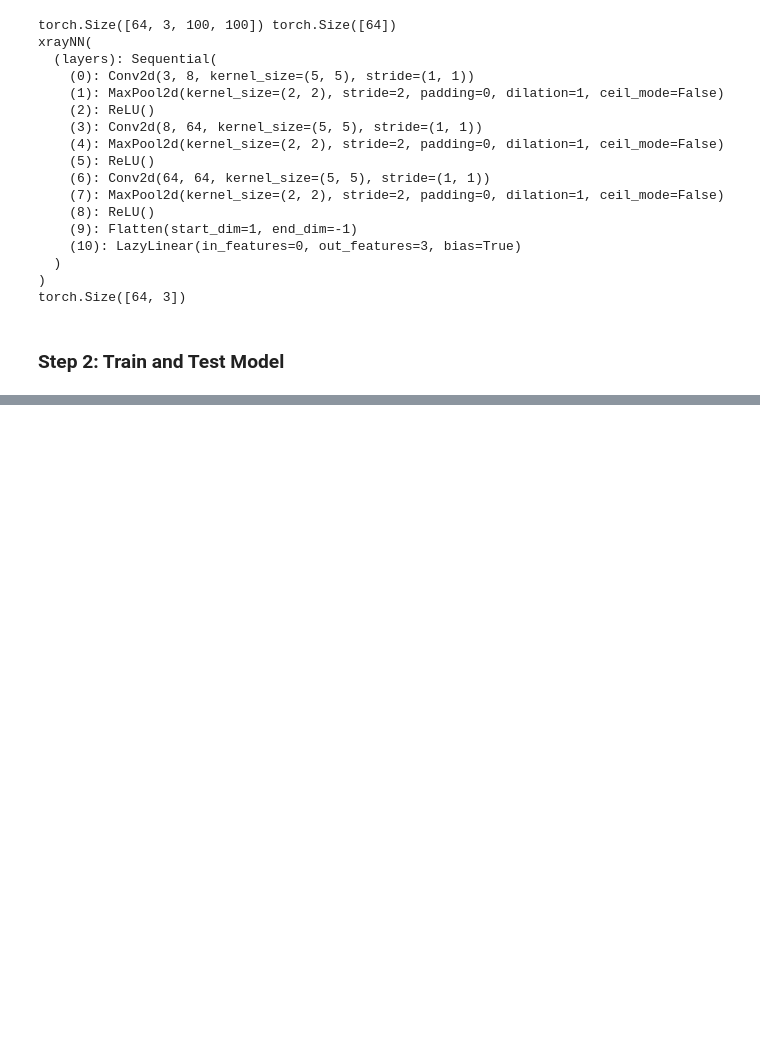
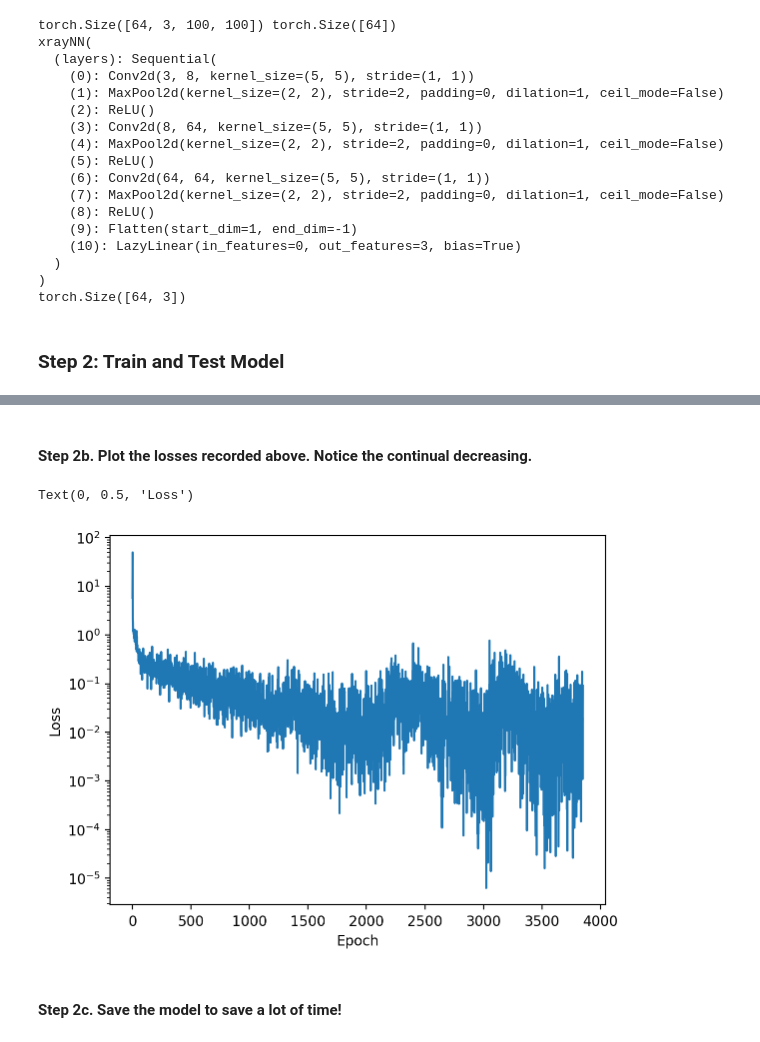
Before and after one commit to AllenJue/Image-Classification-CNN, a Jupyter notebook: Image Classification.ipynb, the cells around one changed output, grey strips where cells are left out. Saved outputs shown, nothing was run; the diff lists cells and outputs as text; code cells hidden in the pictures; blank space fills up the shorter version.

Commit message:
Model trained with a 94% accuracy

```diff
--- a/Image Classification.ipynb
+++ b/Image Classification.ipynb
@@ -293,6 +295,6 @@ model = xrayNN()
 criterion = nn.CrossEntropyLoss()
 optimizer = torch.optim.Adam(model.parameters(), lr=1e-3, weight_decay=1e-5) # Using weight decay in optimizer|
 # %%
-losses = train_network(model, torch_train_images, torch_train_labels, criterion, optimizer, 10)
+losses = train_network(model, torch_train_images, torch_train_labels, criterion, optimizer, 50)
 # %% [output]
 EPOCH 0
@@ -317,0 +317,13 @@ EPOCH 9
+# %% [markdown]
+#### Step 2b. Plot the losses recorded above. Notice the continual decreasing.
+# %%
+# plot the losses (semilogy is your friend)
+plt.figure()
+plt.semilogy(range(len(losses)), losses)
+plt.xlabel("Epoch")
+plt.ylabel("Loss")
+# %% [output]
+Text(0, 0.5, 'Loss')
+[figure, added]
+# %% [markdown]
+#### Step 2c. Save the model to save a lot of time!
```
Also changed, not shown: parts of 12 cells of this notebook, 1 other file.
